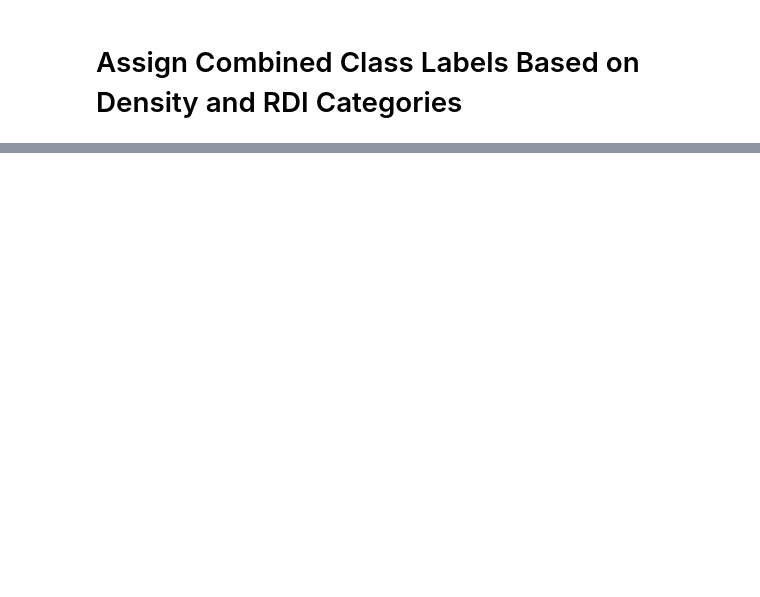
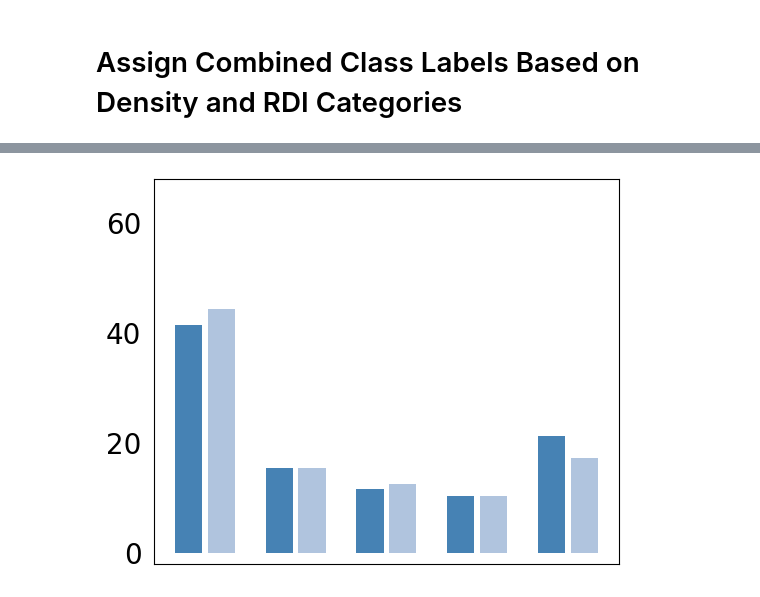
Before and after one commit to carmen-cabrera/latin-mobility-covid, a Jupyter notebook: notebooks/preprocessing/07-add-exo-var-to-baseline-pop.ipynb, the cells around one changed output, grey strips where cells are left out. Saved outputs shown, nothing was run; the diff lists cells and outputs as text; code cells hidden in the pictures; blank space fills up the shorter version.

```diff
--- a/notebooks/preprocessing/07-add-exo-var-to-baseline-pop.ipynb
+++ b/notebooks/preprocessing/07-add-exo-var-to-baseline-pop.ipynb
@@ -460,0 +576,25 @@ plt.savefig(wd + '/plots/percentage-classes/percentage-classes-' + country_short
+# %%
+movcell_baseline_imput_pop['per_young'] = [movcell_baseline_imput_pop.loc[i, 'young']/movcell_baseline_imput_pop.loc[i, 'population']*100 for i in range(len(movcell_baseline_imput_pop))]
+movcell_baseline_imput_pop['per_young2'] = [movcell_baseline_imput_pop.loc[i, 'young']/movcell_baseline_imput_pop.loc[i, 'pop2']*100 for i in range(len(movcell_baseline_imput_pop))]
+# %%
+index_odd_old = []
+for i in range(len(movcell_baseline_imput_pop)):
+    if movcell_baseline_imput_pop.loc[i, 'per_old'] > 100:
+        index_odd_old.append(i)
+
+index_odd_old2 = []
+for i in range(len(movcell_baseline_imput_pop)):
+    if movcell_baseline_imput_pop.loc[i, 'per_old2'] > 100:
+        index_odd_old2.append(i)
+
+index_odd_young = []
+for i in range(len(movcell_baseline_imput_pop)):
+    if movcell_baseline_imput_pop.loc[i, 'per_young'] > 100:
+        index_odd_young.append(i)
+
+index_odd_young2 = []
+for i in range(len(movcell_baseline_imput_pop)):
+    if movcell_baseline_imput_pop.loc[i, 'per_young2'] > 100:
+        index_odd_young2.append(i)
+
+print(len(index_odd_old), len(index_odd_old2), len(index_odd_young), len(index_odd_young2))
@@ -501,0 +648,4 @@ movcell_baseline_imput_pop.to_file(
+# %%
+country= 'Chile'
+country_short = 'CHL'
+movcell_baseline_imput_pop = gpd.read_file('/Users/carmen/Library/CloudStorage/OneDrive-TheUniversityofLiverpool/research/latin-mobility-covid/data/outputs/' + country_short + '/grids-with-data/movcell-baseline-imput-pop-with-exo-var/movcell-baseline-imput-pop-with-exo-var.gpkg')
@@ -501,0 +720,18 @@ movcell_baseline_imput_pop.to_file(
+# %%
+# Plot to see distribution of population in each category
+fig, ax = plt.subplots(figsize=(6, 5))
+
+x = np.arange(len(fb_pop_class_density_per))
+
+ax.bar(x-0.18, fb_pop_class_density_per, width=0.30, color='steelblue', align='center')
+ax.bar(x+0.18, wp_pop_class_density_per, width=0.30, color='lightsteelblue', align='center')
+
+ax.set_ylim([-2,68])
+
+ax.tick_params(axis='both', which='both', labelbottom=False, width=0, length=0, color='k', labelsize=20, pad=9)
+
+plt.savefig(wd + '/plots/percentage-classes/percentage-classes-' + country_short + '-double-bars-density.pdf', bbox_inches='tight')
+
+plt.show()
+# %% [output]
+[figure, added]
```
Also changed, not shown: parts of 30 cells of this notebook, 6 other files.
